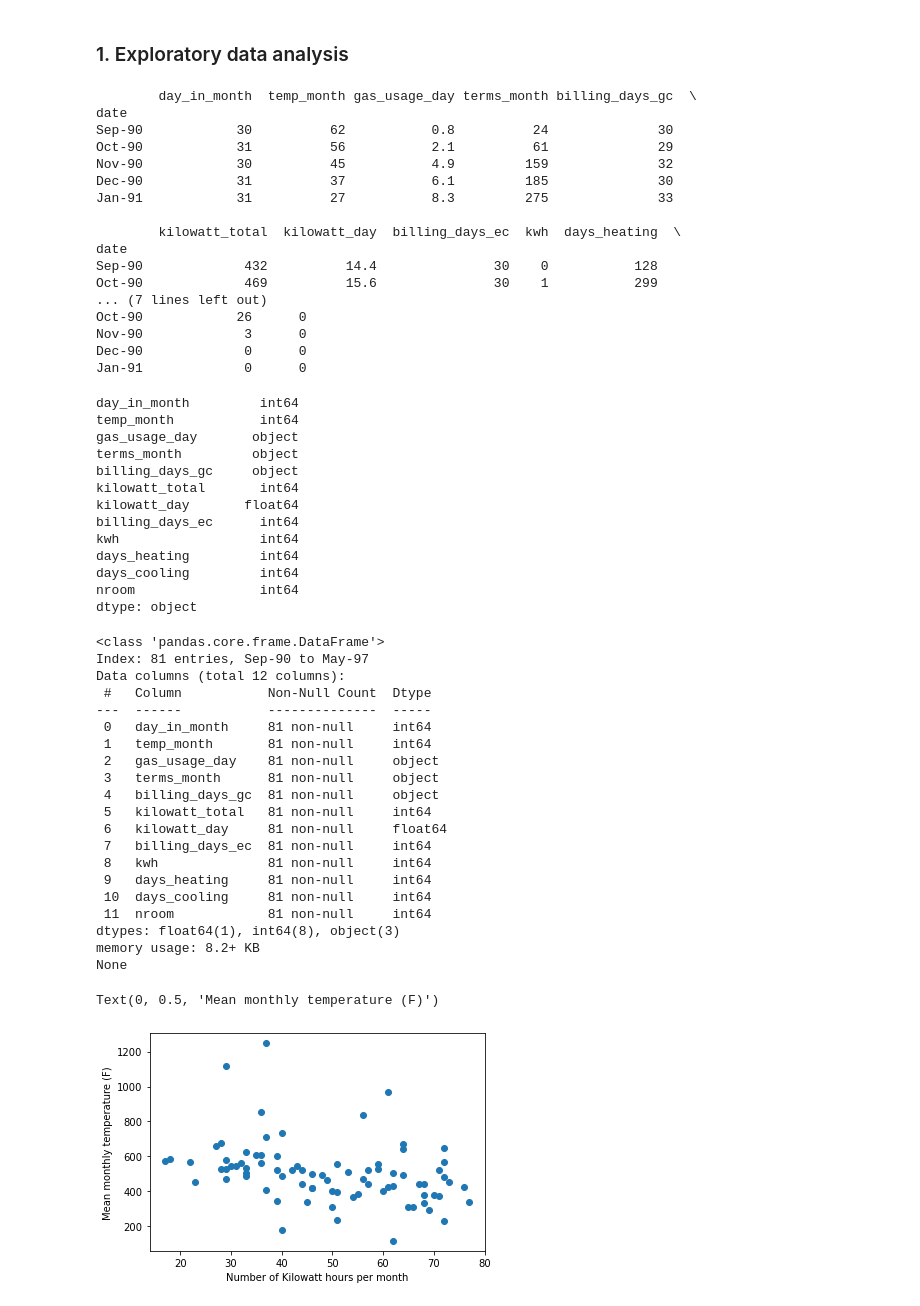
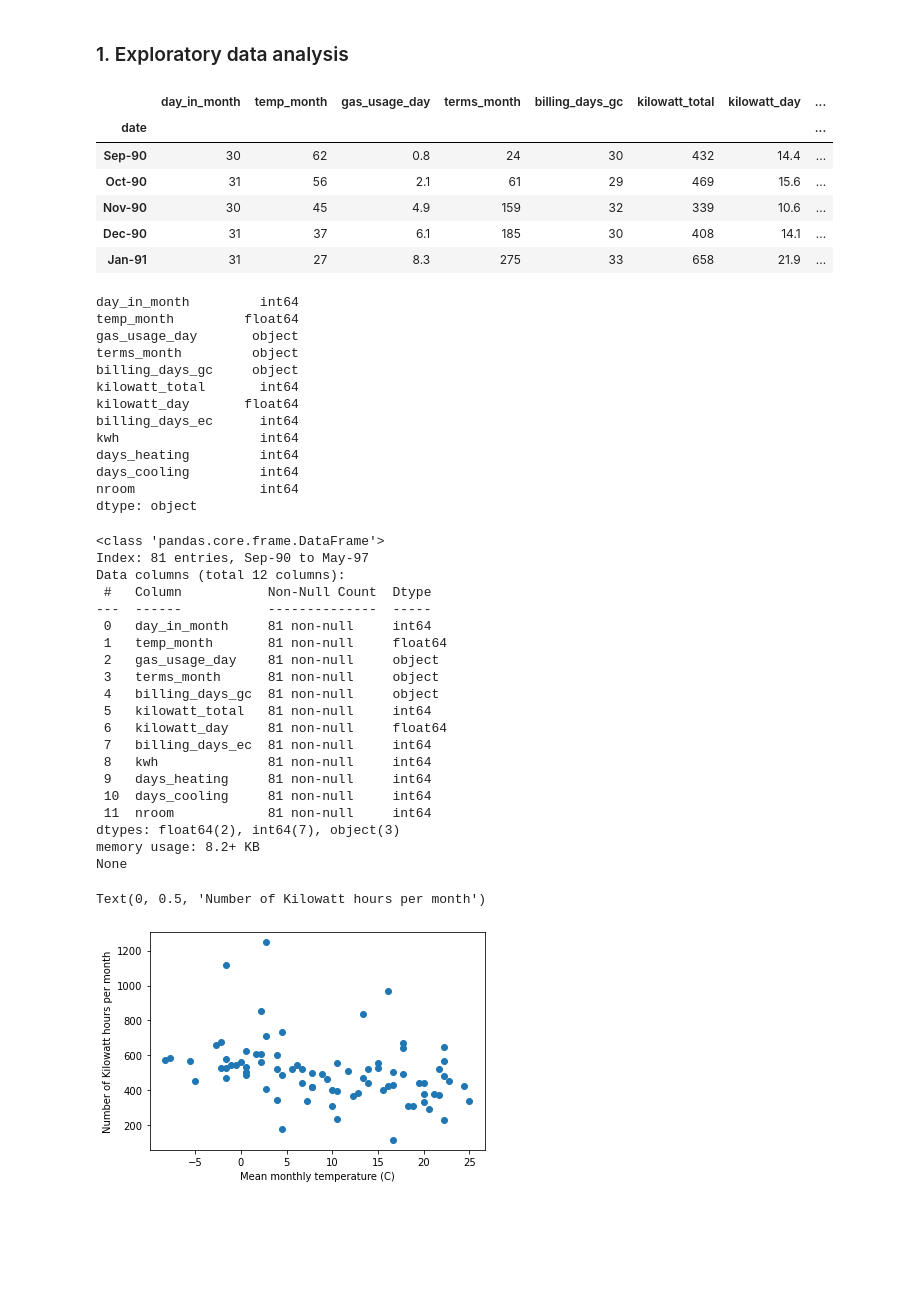
Before and after one commit to lilianasku/ML-with-Scikit-learn, a Jupyter notebook: Supervised-Learning-Practice.ipynb, the cells around one changed output. Saved outputs shown, nothing was run; the diff lists cells and outputs as text; code cells hidden in the pictures; blank space fills up the shorter version.

```diff
--- a/Supervised-Learning-Practice.ipynb
+++ b/Supervised-Learning-Practice.ipynb
@@ -30,31 +30,24 @@ df= pd.read_csv(file, header=None,
                index_col='date')
 
 #printing the first lines of the dataframe df
-print(df.head(5))
+df.head(5)
 # %% [output]
-        day_in_month  temp_month gas_usage_day terms_month billing_days_gc  \
-date
-Sep-90            30          62           0.8          24              30
-Oct-90            31          56           2.1          61              29
-Nov-90            30          45           4.9         159              32
-Dec-90            31          37           6.1         185              30
-Jan-91            31          27           8.3         275              33
-
-        kilowatt_total  kilowatt_day  billing_days_ec  kwh  days_heating  \
-date
-Sep-90             432          14.4               30    0           128
-Oct-90             469          15.6               30    1           299
-... (7 lines left out)
-Oct-90            26      0
-Nov-90             3      0
-Dec-90             0      0
-Jan-91             0      0
+|  | day_in_month | temp_month | gas_usage_day | terms_month | billing_days_gc | kilowatt_total | kilowatt_day | ... |
+| date |  |  |  |  |  |  |  | ... |
+| Sep-90 | 30 | 62 | 0.8 | 24 | 30 | 432 | 14.4 | ... |
+| Oct-90 | 31 | 56 | 2.1 | 61 | 29 | 469 | 15.6 | ... |
+| Nov-90 | 30 | 45 | 4.9 | 159 | 32 | 339 | 10.6 | ... |
+| Dec-90 | 31 | 37 | 6.1 | 185 | 30 | 408 | 14.1 | ... |
+| Jan-91 | 31 | 27 | 8.3 | 275 | 33 | 658 | 21.9 | ... |
+# %%
+#converting Fahrenheith to Celsius
+df['temp_month']=((df['temp_month']-32)/1.8).round(decimals=2)
 # %%
 #displaying column types
 print(df.dtypes)
 # %% [output]
 day_in_month         int64
-temp_month           int64
+temp_month         float64
 gas_usage_day       object
 terms_month         object
 billing_days_gc     object
@@ -76,7 +69,7 @@ Data columns (total 12 columns):
  #   Column           Non-Null Count  Dtype
 ---  ------           --------------  -----
  0   day_in_month     81 non-null     int64
- 1   temp_month       81 non-null     int64
+ 1   temp_month       81 non-null     float64
  2   gas_usage_day    81 non-null     object
  3   terms_month      81 non-null     object
  4   billing_days_gc  81 non-null     object
@@ -87,14 +80,14 @@ Data columns (total 12 columns):
  9   days_heating     81 non-null     int64
  10  days_cooling     81 non-null     int64
  11  nroom            81 non-null     int64
-dtypes: float64(1), int64(8), object(3)
+dtypes: float64(2), int64(7), object(3)
 memory usage: 8.2+ KB
 None
 # %%
 #plotting energy consumption v.s. temperature
 plt.scatter(df['temp_month'], df['kilowatt_total'])
-plt.xlabel('Number of Kilowatt hours per month')
-plt.ylabel('Mean monthly temperature (F)')
+plt.xlabel('Mean monthly temperature (C)')
+plt.ylabel('Number of Kilowatt hours per month')
 # %% [output]
-Text(0, 0.5, 'Mean monthly temperature (F)')
+Text(0, 0.5, 'Number of Kilowatt hours per month')
-[figure, old version]
+[figure, new version]
```
Also changed, not shown: parts of 2 cells of this notebook.
